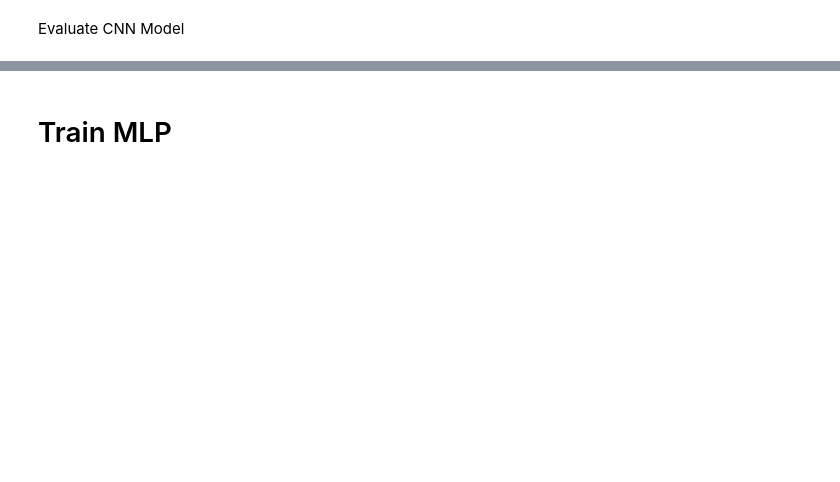
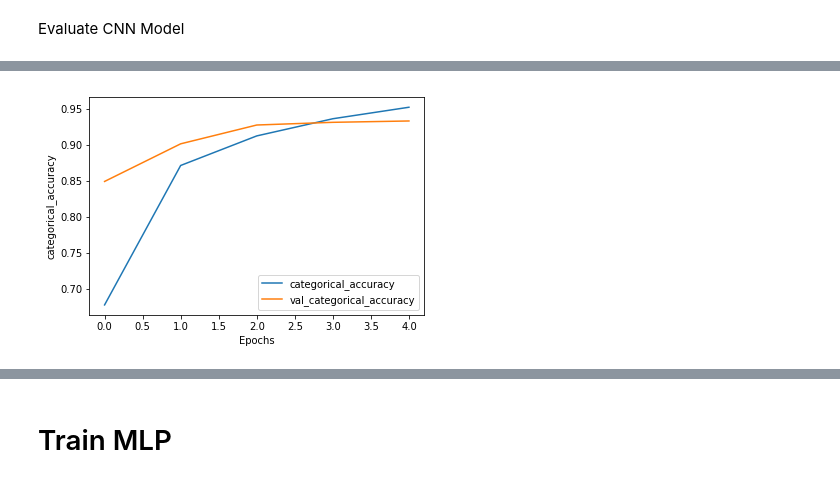
Before and after one commit to kshitij1489/review_classification, a Jupyter notebook: Glassdoor.ipynb, the cells around one changed output, grey strips where cells are left out. Saved outputs shown, nothing was run; the diff lists cells and outputs as text; code cells hidden in the pictures; blank space fills up the shorter version.

Commit message:
Add glove embedding as word embedding layer

```diff
--- a/Glassdoor.ipynb
+++ b/Glassdoor.ipynb
@@ -110,0 +121,7 @@ plot_graphs(history_cnn, 'loss')
+# %%
+X, y, tokenizer, label_index = tokenize_data(df['pp_sent'].values, df['label'])
+model_cnn_glove = TextClassifier(tokenizer, label_index)
+
+X_train, X_test, y_train, y_test = train_test_split(X, y, test_size=0.33, random_state=42)
+
+history_cnn_glove = model_cnn_glove.train_CNN_Glove(X_train, y_train)
@@ -110,0 +156,4 @@ plot_graphs(history_cnn, 'loss')
+# %%
+plot_graphs(history_cnn_glove, 'categorical_accuracy')
+# %% [output]
+[figure, added]
```
Also changed, not shown: parts of 22 cells of this notebook, 1 other file.
